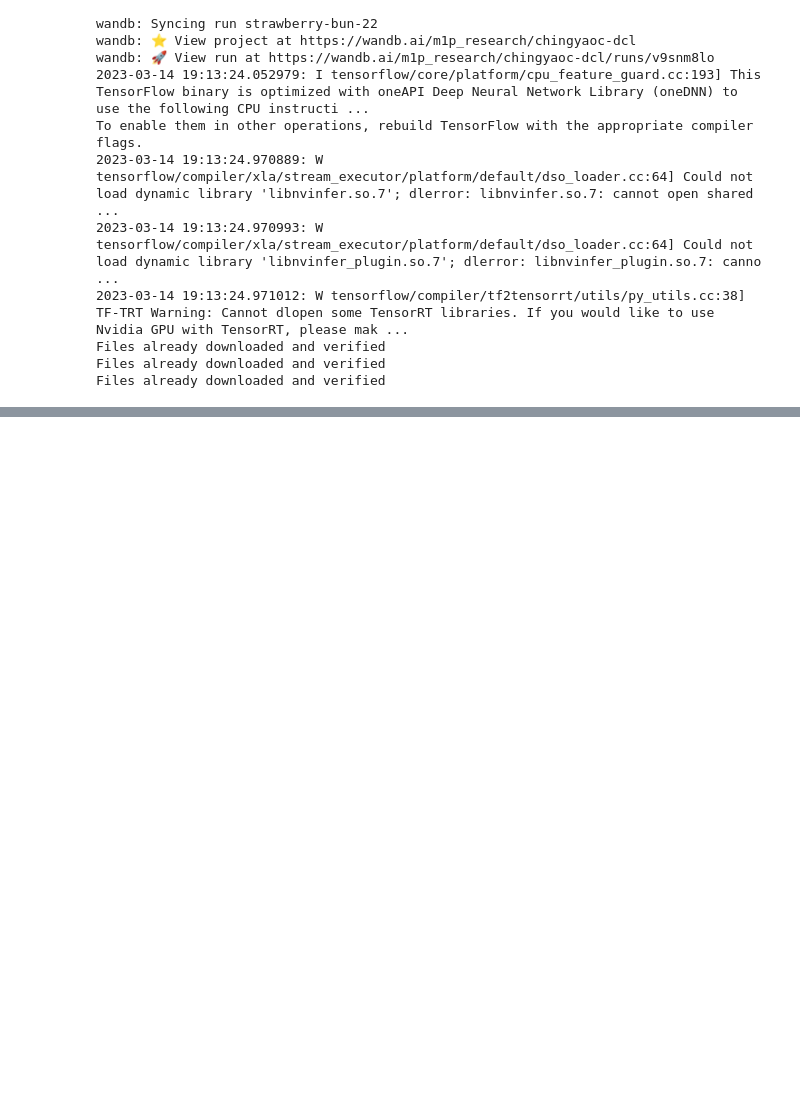
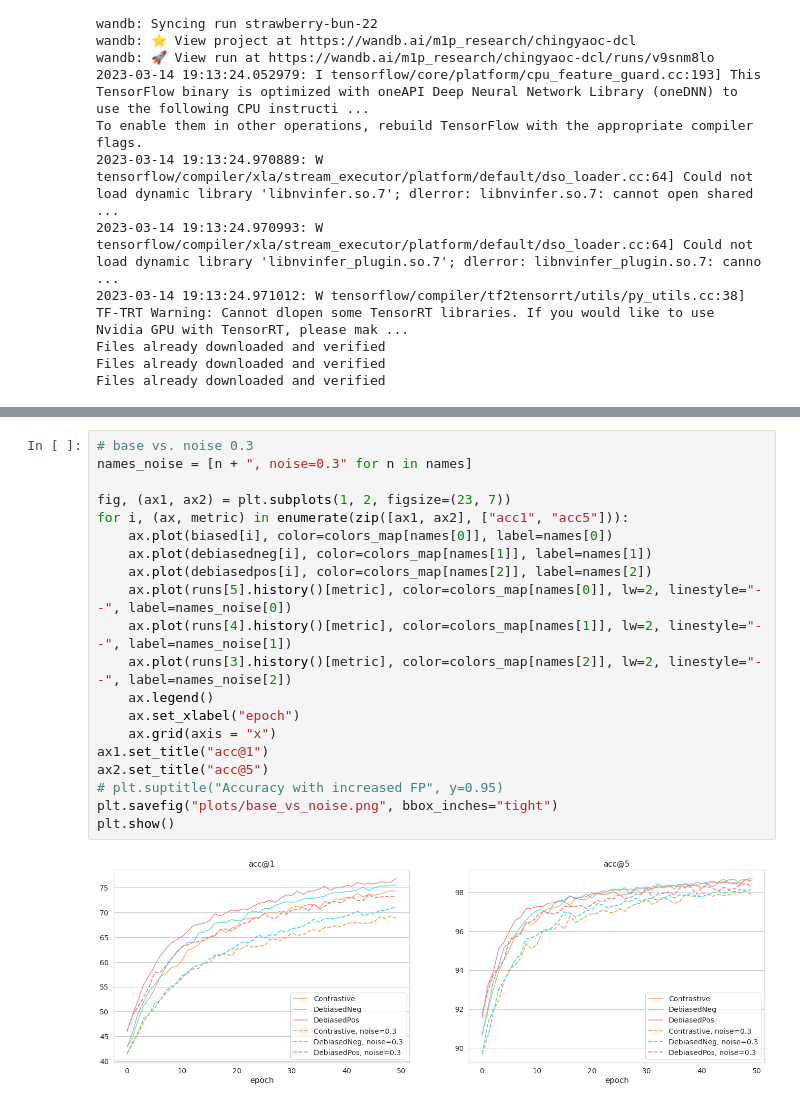
Before and after one commit to intsystems/2023-Project-123, a Jupyter notebook: code/experiments.ipynb, the cells around one changed output, grey strips where cells are left out. Drawn from its saved outputs; the diff is of its cells as text; blank space fills up the shorter version.

```diff
--- a/code/experiments.ipynb
+++ b/code/experiments.ipynb
@@ -140,0 +468,22 @@ Files already downloaded and verified
+# %%
+# base vs. noise 0.3
+names_noise = [n + ", noise=0.3" for n in names]
+
+fig, (ax1, ax2) = plt.subplots(1, 2, figsize=(23, 7))
+for i, (ax, metric) in enumerate(zip([ax1, ax2], ["acc1", "acc5"])):
+    ax.plot(biased[i], color=colors_map[names[0]], label=names[0])
+    ax.plot(debiasedneg[i], color=colors_map[names[1]], label=names[1])
+    ax.plot(debiasedpos[i], color=colors_map[names[2]], label=names[2])
+    ax.plot(runs[5].history()[metric], color=colors_map[names[0]], lw=2, linestyle="--", label=names_noise[0])
+    ax.plot(runs[4].history()[metric], color=colors_map[names[1]], lw=2, linestyle="--", label=names_noise[1])
+    ax.plot(runs[3].history()[metric], color=colors_map[names[2]], lw=2, linestyle="--", label=names_noise[2])
+    ax.legend()
+    ax.set_xlabel("epoch")
+    ax.grid(axis = "x")
+ax1.set_title("acc@1")
+ax2.set_title("acc@5")
+# plt.suptitle("Accuracy with increased FP", y=0.95)
+plt.savefig("plots/base_vs_noise.png", bbox_inches="tight")
+plt.show()
+# %% [output]
+[figure, added]
```
Also changed, not shown: parts of 25 cells of this notebook, 8 other files.
